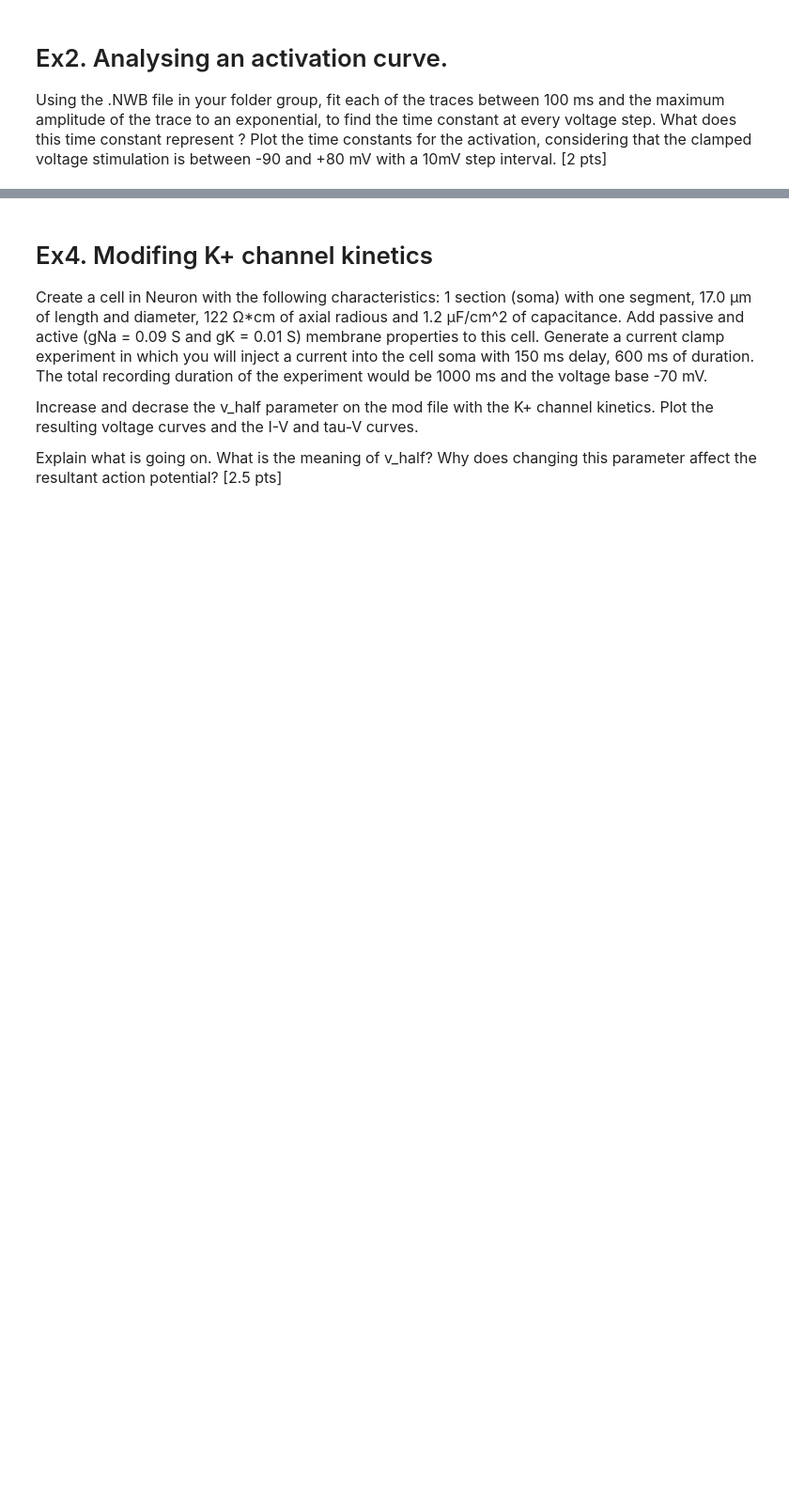
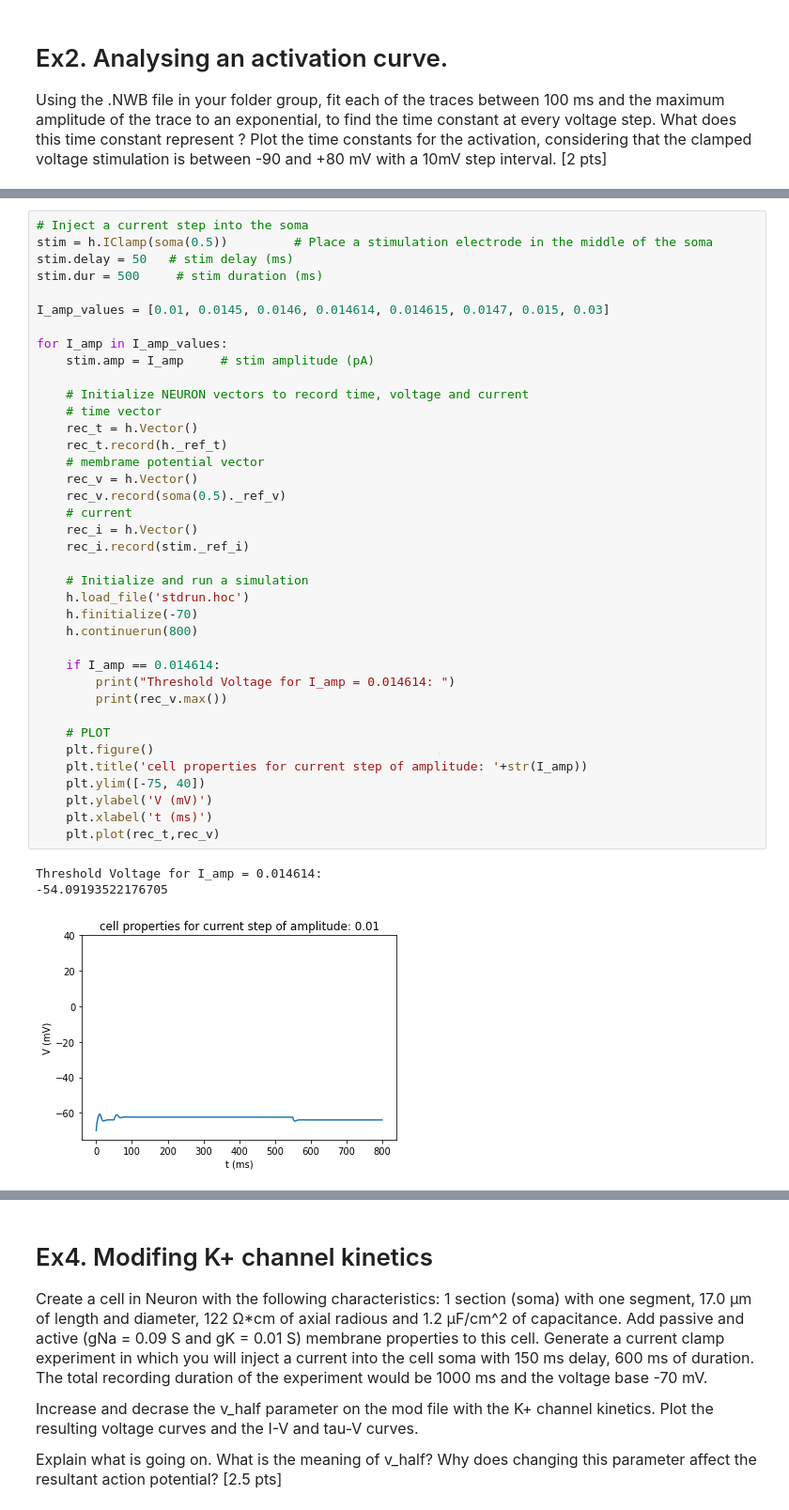
Before and after one commit to GasserElbanna/In-Silico-Neuroscience-Projects, a Jupyter notebook: Week 3/Week3_HomeWork.ipynb, the cells around one changed output, grey strips where cells are left out. Shown at 94% size. Saved outputs shown, nothing was run; the diff lists cells and outputs as text; blank space fills up the shorter version.

```diff
--- a/Week 3/Week3_HomeWork.ipynb
+++ b/Week 3/Week3_HomeWork.ipynb
@@ -30,0 +201,42 @@
+# %%
+# Inject a current step into the soma
+stim = h.IClamp(soma(0.5))         # Place a stimulation electrode in the middle of the soma
+stim.delay = 50   # stim delay (ms)
+stim.dur = 500     # stim duration (ms)
+
+I_amp_values = [0.01, 0.0145, 0.0146, 0.014614, 0.014615, 0.0147, 0.015, 0.03]
+
+for I_amp in I_amp_values:
+    stim.amp = I_amp     # stim amplitude (pA)
+
+    # Initialize NEURON vectors to record time, voltage and current
+    # time vector
+    rec_t = h.Vector()
+    rec_t.record(h._ref_t)
+    # membrame potential vector
+    rec_v = h.Vector()
+    rec_v.record(soma(0.5)._ref_v)
+    # current
+    rec_i = h.Vector()
+    rec_i.record(stim._ref_i)
+
+    # Initialize and run a simulation
+    h.load_file('stdrun.hoc')
+    h.finitialize(-70)
+    h.continuerun(800)
+
+    if I_amp == 0.014614:
+        print("Threshold Voltage for I_amp = 0.014614: ")
+        print(rec_v.max())
+
+    # PLOT
+    plt.figure()
+    plt.title('cell properties for current step of amplitude: '+str(I_amp))
+    plt.ylim([-75, 40])
+    plt.ylabel('V (mV)')
+    plt.xlabel('t (ms)')
+    plt.plot(rec_t,rec_v)
+# %% [output]
+Threshold Voltage for I_amp = 0.014614:
+-54.09193522176705
+[figure, added]
```
Also changed, not shown: parts of 14 cells of this notebook.
